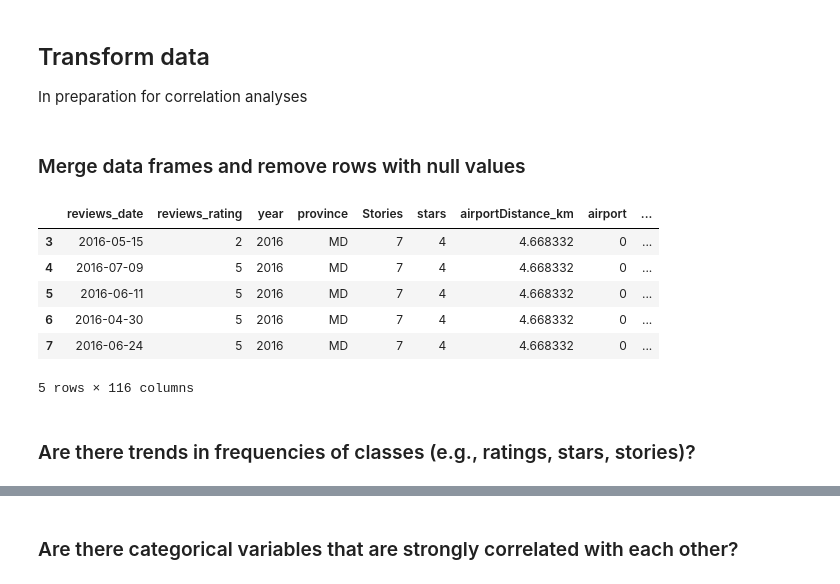
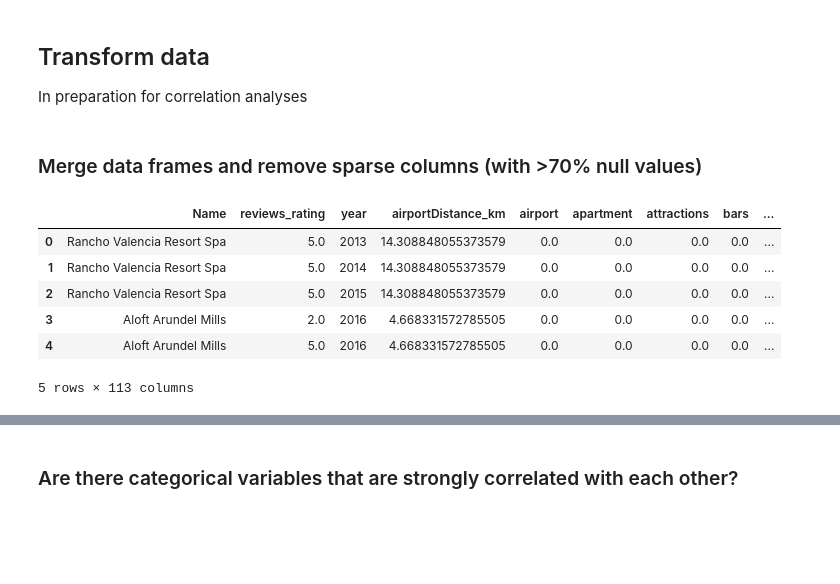
Before and after one commit to janelcv/Hotel_Rating_Analysis, a Jupyter notebook: Hotel_Ratings_Analysis-05.ipynb, the cells around one changed output, grey strips where cells are left out. Saved outputs shown, nothing was run; the diff lists cells and outputs as text; code cells hidden in the pictures; blank space fills up the shorter version.

```diff
--- a/Hotel_Ratings_Analysis-05.ipynb
+++ b/Hotel_Ratings_Analysis-05.ipynb
@@ -57,40 +61,27 @@ rate.head()
 ## Transform data
 In preparation for correlation analyses
 # %% [markdown]
-### Merge data frames and remove rows with null values
+### Merge data frames and remove sparse columns (with >70% null values)
 # %%
 # Merge the two dataframes
 df = pd.merge(rate, meta, on = ["Name"])
 
 # Convert "nan" to np.nan
 df.replace("nan", np.nan, inplace = True)
 
-# Remove the rows with null values
-df = df.dropna()
+# Remove columns that have been converted to dummy variables, not needed in analyses
+df = df.drop(columns = ["reviews_date", "province", "Street", "City", "State", "latitude", "longitude"])
 
-# Remove columns that have been converted to dummy variables, not needed in analyses
-df = df.drop(columns = ["Name", "Street", "City", "State",
-                        "latitude", "longitude"])
-
-# Convert the quantitative variables (including dummy variables) from string to integers
-for var in list(df.columns)[4:]:
-    df[var] = df[var].astype(float)
-
-# Round the review ratings to whole number
-rng = list(range(1,2)) + list(range(4, 6)) + list(range(7, len(df.columns)))
-
-for r in rng:
-    df.iloc[:, r] = df.iloc[:, r].astype(int)
+# Remove the columns with more than 70% null values
+df = df.dropna(thresh = 11572, axis = 1)
 
 # Preview the data frame
 df.head()
 # %% [output]
-|  | reviews_date | reviews_rating | year | province | Stories | stars | airportDistance_km | airport | ... |
-| 3 | 2016-05-15 | 2 | 2016 | MD | 7 | 4 | 4.668332 | 0 | ... |
-| 4 | 2016-07-09 | 5 | 2016 | MD | 7 | 4 | 4.668332 | 0 | ... |
-| 5 | 2016-06-11 | 5 | 2016 | MD | 7 | 4 | 4.668332 | 0 | ... |
-| 6 | 2016-04-30 | 5 | 2016 | MD | 7 | 4 | 4.668332 | 0 | ... |
-| 7 | 2016-06-24 | 5 | 2016 | MD | 7 | 4 | 4.668332 | 0 | ... |
+|  | Name | reviews_rating | year | airportDistance_km | airport | apartment | attractions | bars | ... |
+| 0 | Rancho Valencia Resort Spa | 5.0 | 2013 | 14.308848055373579 | 0.0 | 0.0 | 0.0 | 0.0 | ... |
+| 1 | Rancho Valencia Resort Spa | 5.0 | 2014 | 14.308848055373579 | 0.0 | 0.0 | 0.0 | 0.0 | ... |
+| 2 | Rancho Valencia Resort Spa | 5.0 | 2015 | 14.308848055373579 | 0.0 | 0.0 | 0.0 | 0.0 | ... |
+| 3 | Aloft Arundel Mills | 2.0 | 2016 | 4.668331572785505 | 0.0 | 0.0 | 0.0 | 0.0 | ... |
+| 4 | Aloft Arundel Mills | 5.0 | 2016 | 4.668331572785505 | 0.0 | 0.0 | 0.0 | 0.0 | ... |
-5 rows × 116 columns
+5 rows × 113 columns
-# %% [markdown]
-### Are there trends in frequencies of classes (e.g., ratings, stars, stories)?
```
Also changed, not shown: parts of 26 cells of this notebook, 1 other file.
